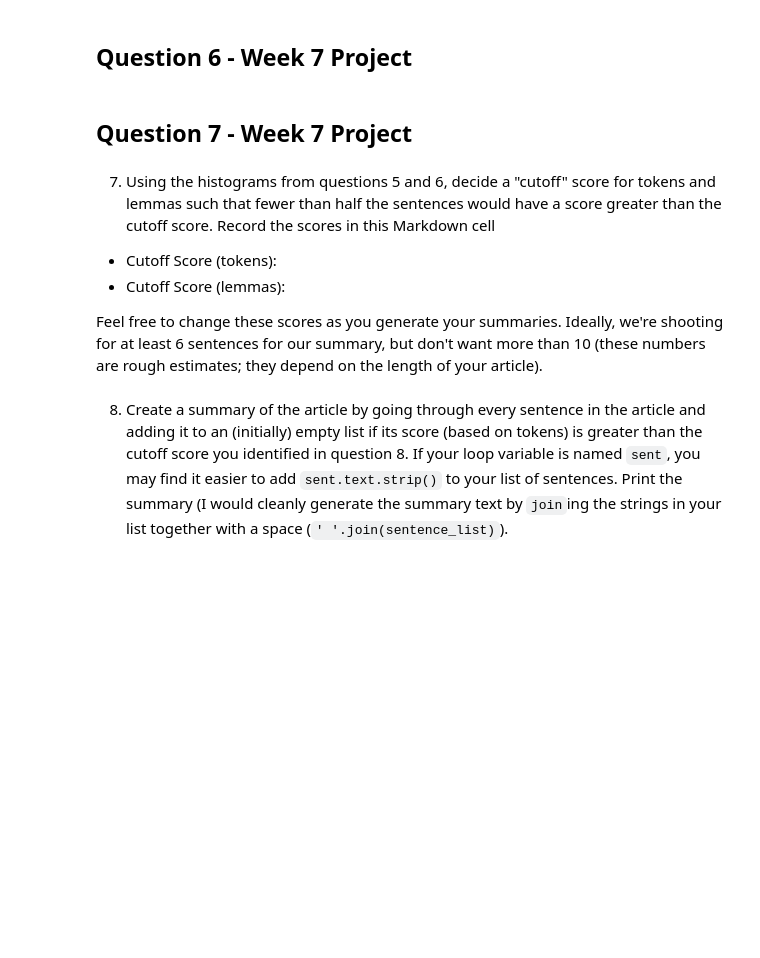
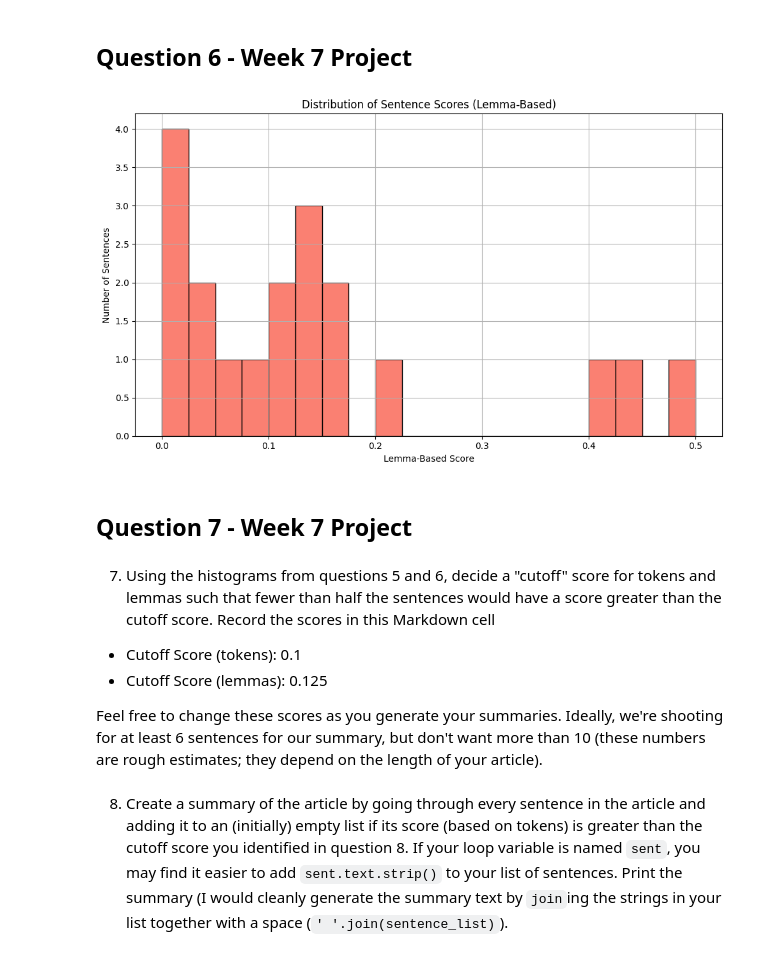
Before and after one commit to hrawp/dm_nlp_week7, a Jupyter notebook: article-summarizer.ipynb, the cells around one changed output. Saved outputs shown, nothing was run; the diff lists cells and outputs as text; code cells hidden in the pictures; blank space fills up the shorter version.

```diff
--- a/article-summarizer.ipynb
+++ b/article-summarizer.ipynb
@@ -190,13 +240,62 @@ Top 5 Most Frequent Lemmas:
 6. Make a list containing the scores (using lemmas) of every sentence in the article, and plot a histogram with appropriate titles and axis labels of the scores.  From your histogram, what seems to be the most common range of scores (put the answer in a comment after your code)?
 # %% [markdown]
 ## Question 6 - Week 7 Project
+# %%
+# Load spaCy model
+nlp = spacy.load("en_core_web_sm")
+
+# 1. Load the article HTML from the .pkl
+with open('article.pkl', 'rb') as f:
+    html_content = pickle.load(f)
+
+# 2. Extract article text
+soup = BeautifulSoup(html_content, 'html.parser')
+text = soup.get_text(separator=' ', strip=True)
+
+# 3. Process the full document
+doc = nlp(text)
+
+# 4. Get interesting lemmas (e.g., top 5 frequent meaningful lemmas)
+filtered_lemmas = [
+    token.lemma_.lower()
+    for token in doc
+    if not token.is_stop and not token.is_punct and not token.is_space
+]
+most_common_lemmas = Counter(filtered_lemmas).most_common(5)
+interesting_lemmas = [lemma for lemma, _ in most_common_lemmas]
+
+# 5. Define scoring function using lemmas
+def score_sentence_by_lemma(sentence, interesting_lemmas):
+    doc = nlp(sentence)
+    lemmas = [token.lemma_.lower() for token in doc if not token.is_punct and not token.is_space]
+    if not lemmas:
+        return 0.0
+    match_count = sum(1 for lemma in lemmas if lemma in interesting_lemmas)
+    return match_count / len(lemmas)
+
+# 6. Score all sentences in the article
+lemma_scores = [score_sentence_by_lemma(sent.text, interesting_lemmas) for sent in doc.sents]
+
+# 7. Plot histogram of lemma-based sentence scores
+plt.figure(figsize=(10, 6))
+plt.hist(lemma_scores, bins=20, color='salmon', edgecolor='black')
+plt.title("Distribution of Sentence Scores (Lemma-Based)")
+plt.xlabel("Lemma-Based Score")
+plt.ylabel("Number of Sentences")
+plt.grid(True)
+plt.tight_layout()
+plt.show()
+
+# The most common range of lemma scores is 0 to 0.175.
+# %% [output]
+[figure, added]
 # %% [markdown]
 ## Question 7 - Week 7 Project
 # %% [markdown]
 7. Using the histograms from questions 5 and 6, decide a "cutoff" score for tokens and lemmas such that fewer than half the sentences would have a score greater than the cutoff score.  Record the scores in this Markdown cell
 
-* Cutoff Score (tokens):
-* Cutoff Score (lemmas):
+* Cutoff Score (tokens): 0.1
+* Cutoff Score (lemmas): 0.125
 
 Feel free to change these scores as you generate your summaries.  Ideally, we're shooting for at least 6 sentences for our summary, but don't want more than 10 (these numbers are rough estimates; they depend on the length of your article).
 # %% [markdown]
```
Also changed, not shown: parts of 1 cell of this notebook.
